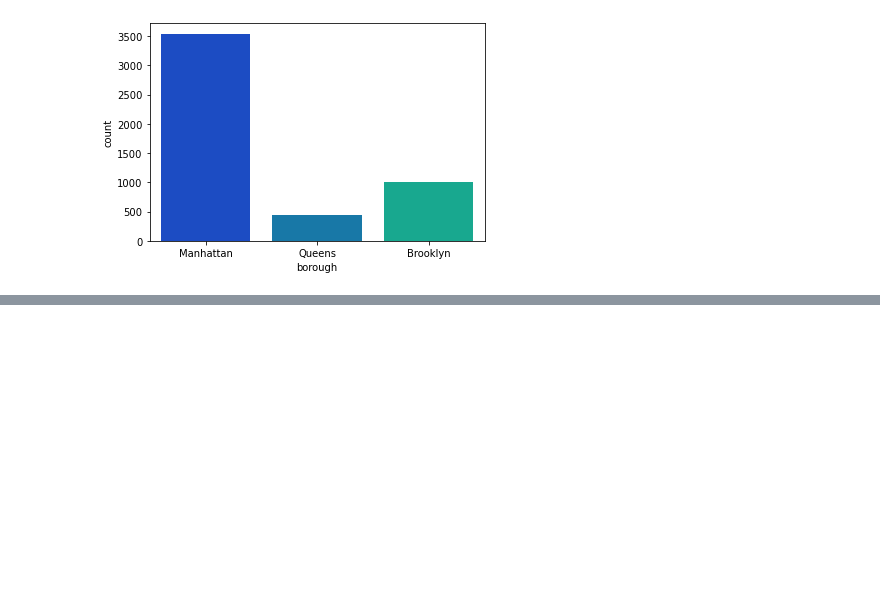
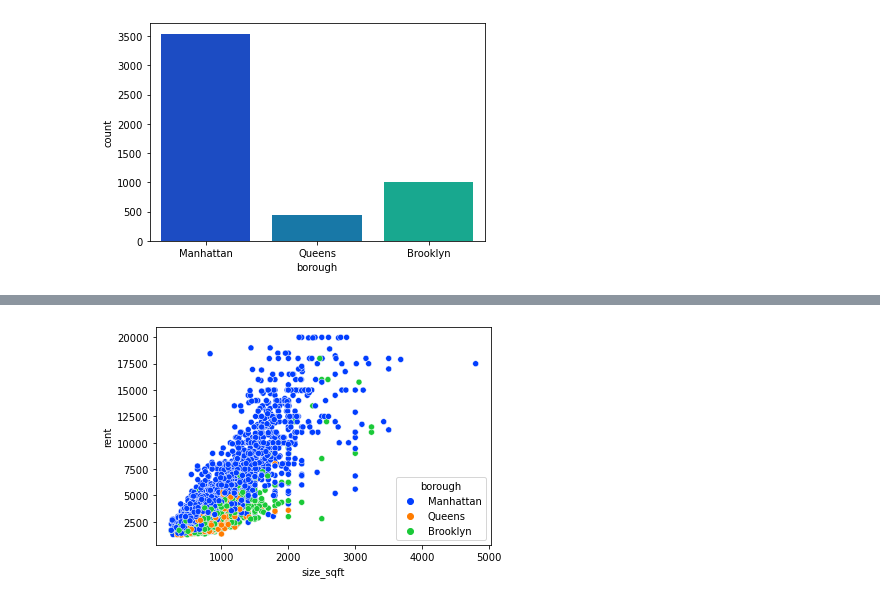
Before and after one commit to javierunix/codeacademy_datascience_path, a Jupyter notebook: street_easy.ipynb, the cells around one changed output, grey strips where cells are left out. Drawn from its saved outputs; the diff is of its cells as text; code cells hidden in the pictures; blank space fills up the shorter version.

```diff
--- a/street_easy.ipynb
+++ b/street_easy.ipynb
@@ -55,0 +60,5 @@ plt.show()
+# %%
+sns.scatterplot(x=df.size_sqft, y=df.rent, hue = df.borough, palette='bright')
+plt.show()
+# %% [output]
+[figure, added]
```
Also changed, not shown: parts of 4 cells of this notebook.
